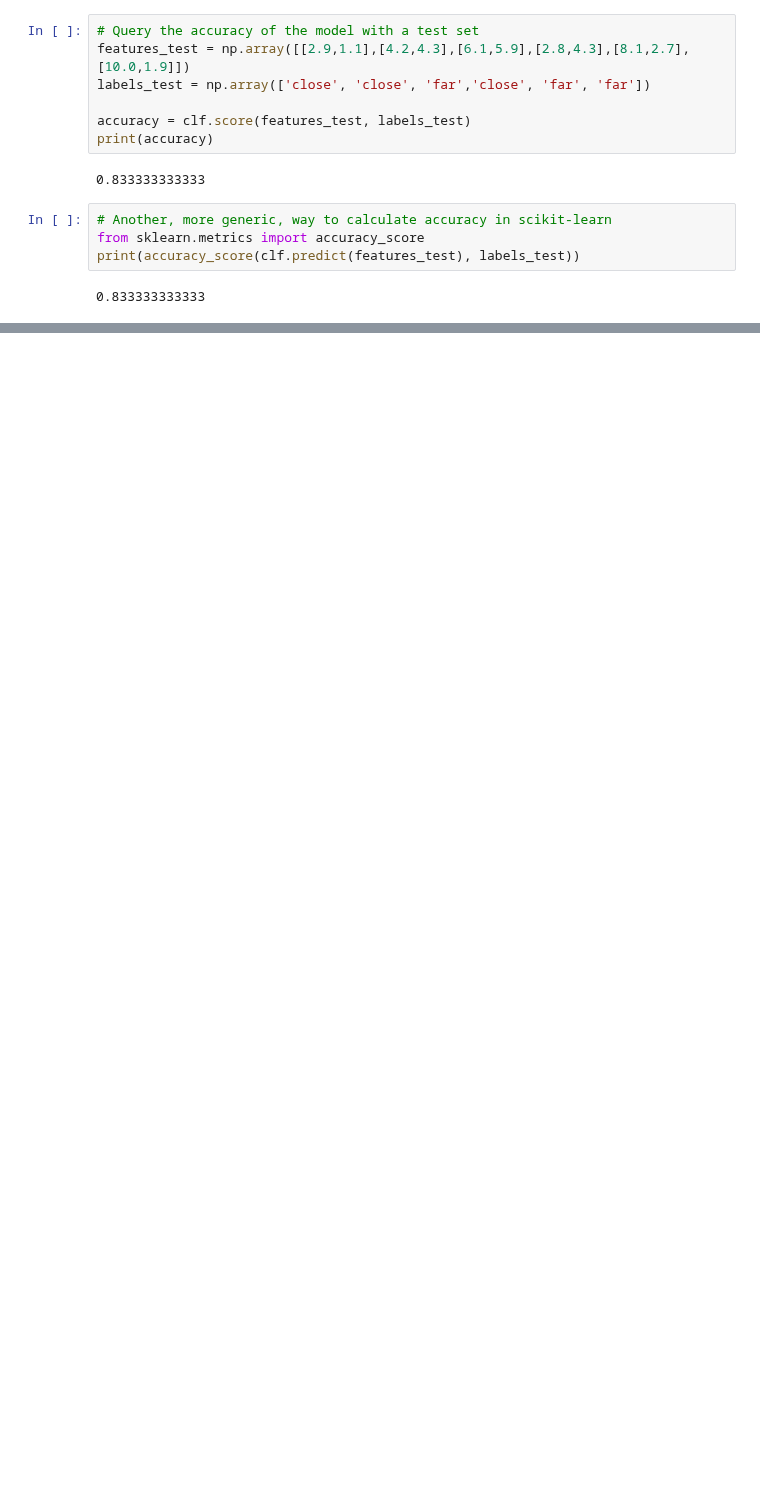
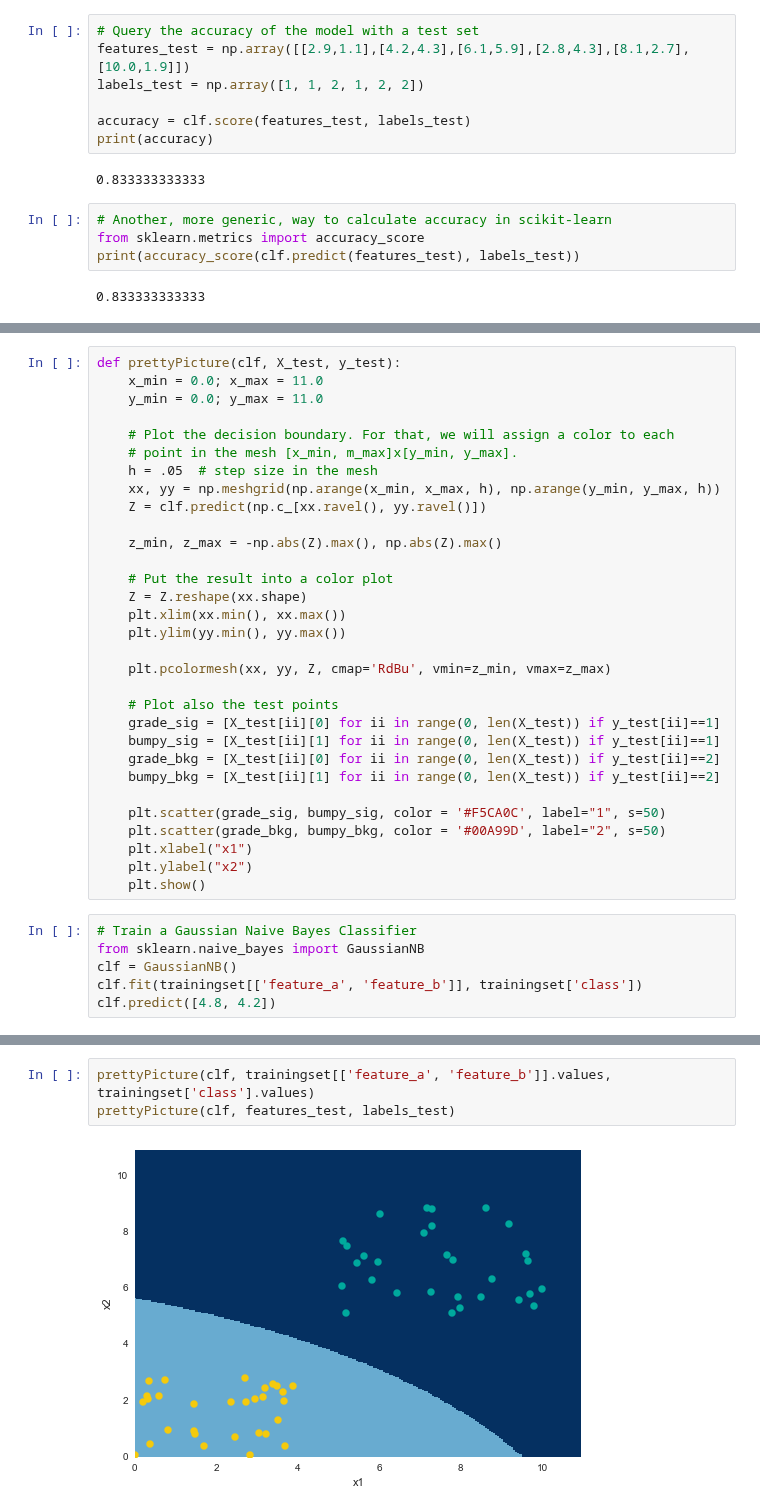
Before and after one commit to leonvanbokhorst/NoteBooks-Statistics-and-MachineLearning, a Jupyter notebook: 0024 Gaussian Naive Bayes Classification in Python.ipynb, the cells around one changed output, grey strips where cells are left out. Cells and saved outputs as stored; diff of their text form; blank space fills up the shorter version.

Commit message:
Gaussian Naive Bayes Classifier in Python

```diff
--- a/0024 Gaussian Naive Bayes Classification in Python.ipynb
+++ b/0024 Gaussian Naive Bayes Classification in Python.ipynb
@@ -50,7 +51,7 @@ array(['far'], dtype=object)
 # %%
 # Query the accuracy of the model with a test set
 features_test = np.array([[2.9,1.1],[4.2,4.3],[6.1,5.9],[2.8,4.3],[8.1,2.7],[10.0,1.9]])
-labels_test = np.array(['close', 'close', 'far','close', 'far', 'far'])
+labels_test = np.array([1, 1, 2, 1, 2, 2])
 
 accuracy = clf.score(features_test, labels_test)
 print(accuracy)
@@ -64,0 +71,37 @@ print(accuracy_score(clf.predict(features_test), labels_test))
+# %%
+def prettyPicture(clf, X_test, y_test):
+    x_min = 0.0; x_max = 11.0
+    y_min = 0.0; y_max = 11.0
+
+    # Plot the decision boundary. For that, we will assign a color to each
+    # point in the mesh [x_min, m_max]x[y_min, y_max].
+    h = .05  # step size in the mesh
+    xx, yy = np.meshgrid(np.arange(x_min, x_max, h), np.arange(y_min, y_max, h))
+    Z = clf.predict(np.c_[xx.ravel(), yy.ravel()])
+
+    z_min, z_max = -np.abs(Z).max(), np.abs(Z).max()
+
+    # Put the result into a color plot
+    Z = Z.reshape(xx.shape)
+    plt.xlim(xx.min(), xx.max())
+    plt.ylim(yy.min(), yy.max())
+
+    plt.pcolormesh(xx, yy, Z, cmap='RdBu', vmin=z_min, vmax=z_max)
+
+    # Plot also the test points
+    grade_sig = [X_test[ii][0] for ii in range(0, len(X_test)) if y_test[ii]==1]
+    bumpy_sig = [X_test[ii][1] for ii in range(0, len(X_test)) if y_test[ii]==1]
+    grade_bkg = [X_test[ii][0] for ii in range(0, len(X_test)) if y_test[ii]==2]
+    bumpy_bkg = [X_test[ii][1] for ii in range(0, len(X_test)) if y_test[ii]==2]
+
+    plt.scatter(grade_sig, bumpy_sig, color = '#F5CA0C', label="1", s=50)
+    plt.scatter(grade_bkg, bumpy_bkg, color = '#00A99D', label="2", s=50)
+    plt.xlabel("x1")
+    plt.ylabel("x2")
+    plt.show()
+# %%
+# Train a Gaussian Naive Bayes Classifier
+from sklearn.naive_bayes import GaussianNB
+clf = GaussianNB()
+clf.fit(trainingset[['feature_a', 'feature_b']], trainingset['class'])
+clf.predict([4.8, 4.2])
@@ -64,0 +110,5 @@ print(accuracy_score(clf.predict(features_test), labels_test))
+# %%
+prettyPicture(clf, trainingset[['feature_a', 'feature_b']].values, trainingset['class'].values)
+prettyPicture(clf, features_test, labels_test)
+# %% [output]
+[figure, added]
```
Also changed, not shown: parts of 6 cells of this notebook.
